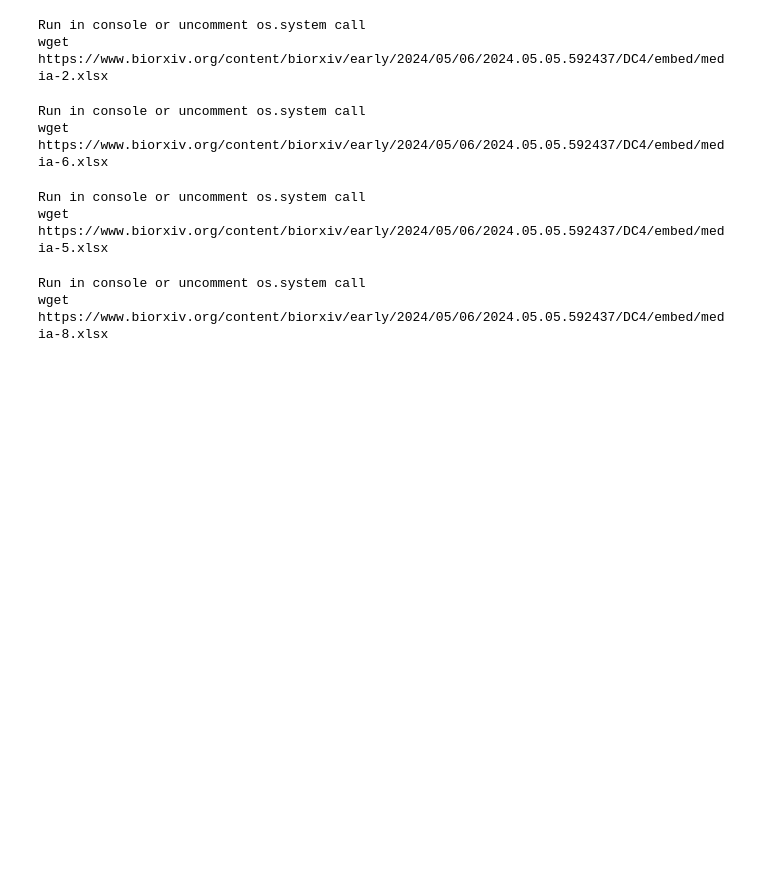
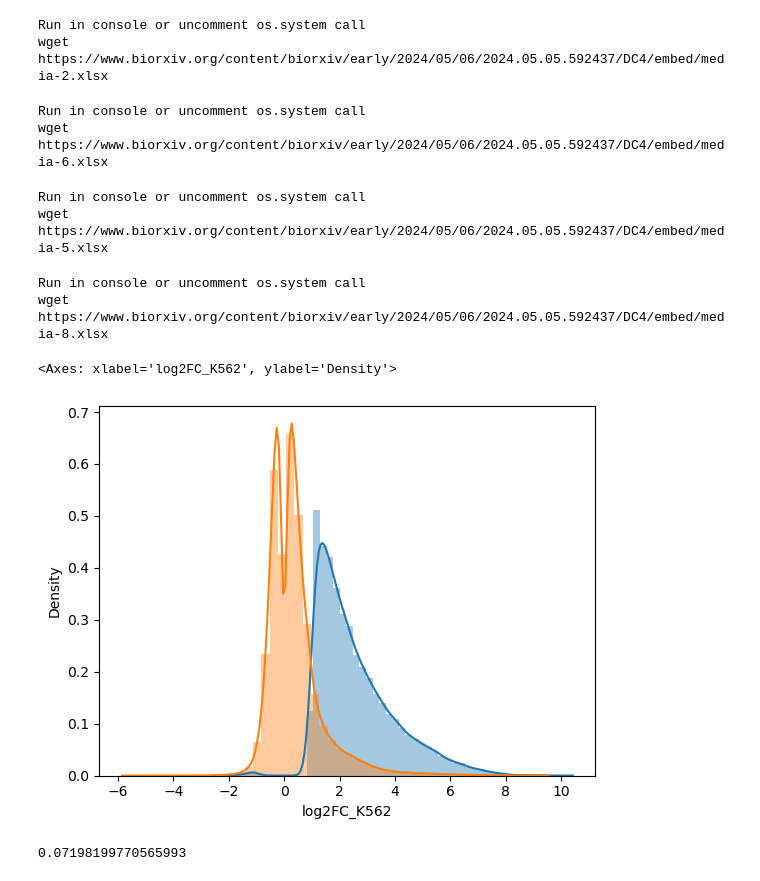
Before and after one commit to Danko-Lab/clipnet_k562, a Jupyter notebook: siraj_mpra/process_SI.ipynb, the cells around one changed output. Drawn from its saved outputs; the diff is of its cells as text; code cells hidden in the pictures; blank space fills up the shorter version.

Commit message:
added requirements.txt, added some analysis for the MPRA

```diff
--- a/siraj_mpra/process_SI.ipynb
+++ b/siraj_mpra/process_SI.ipynb
@@ -86,3 +87,5 @@ wget https://www.biorxiv.org/content/biorxiv/early/2024/05/06/2024.05.05.592437/
 # %%
 cre = pd.read_excel("media-8.xlsx", engine="openpyxl", skiprows=1)
 cre.to_csv("media-8_cre_definition.tsv.gz", sep="\t", index=False)
+# %%
+df = pd.read_csv("media-4-K562_allelic_mpra.tsv.gz", sep="\t")
@@ -88,0 +94,6 @@ cre.to_csv("media-8_cre_definition.tsv.gz", sep="\t", index=False)
+# %%
+sns.distplot(df[df["emVar_K562"] == 1]["log2FC_K562"])
+sns.distplot(df[df["emVar_K562"] == 0]["log2FC_K562"])
+# %% [output]
+<Axes: xlabel='log2FC_K562', ylabel='Density'>
+[figure, added]
@@ -88,0 +103,4 @@ cre.to_csv("media-8_cre_definition.tsv.gz", sep="\t", index=False)
+# %%
+np.abs((norm).loc[df["emVar_K562"] == 1]).min()
+# %% [output]
+0.07198199770565993
```
Also changed, not shown: parts of 5 cells of this notebook, 3 other files.
